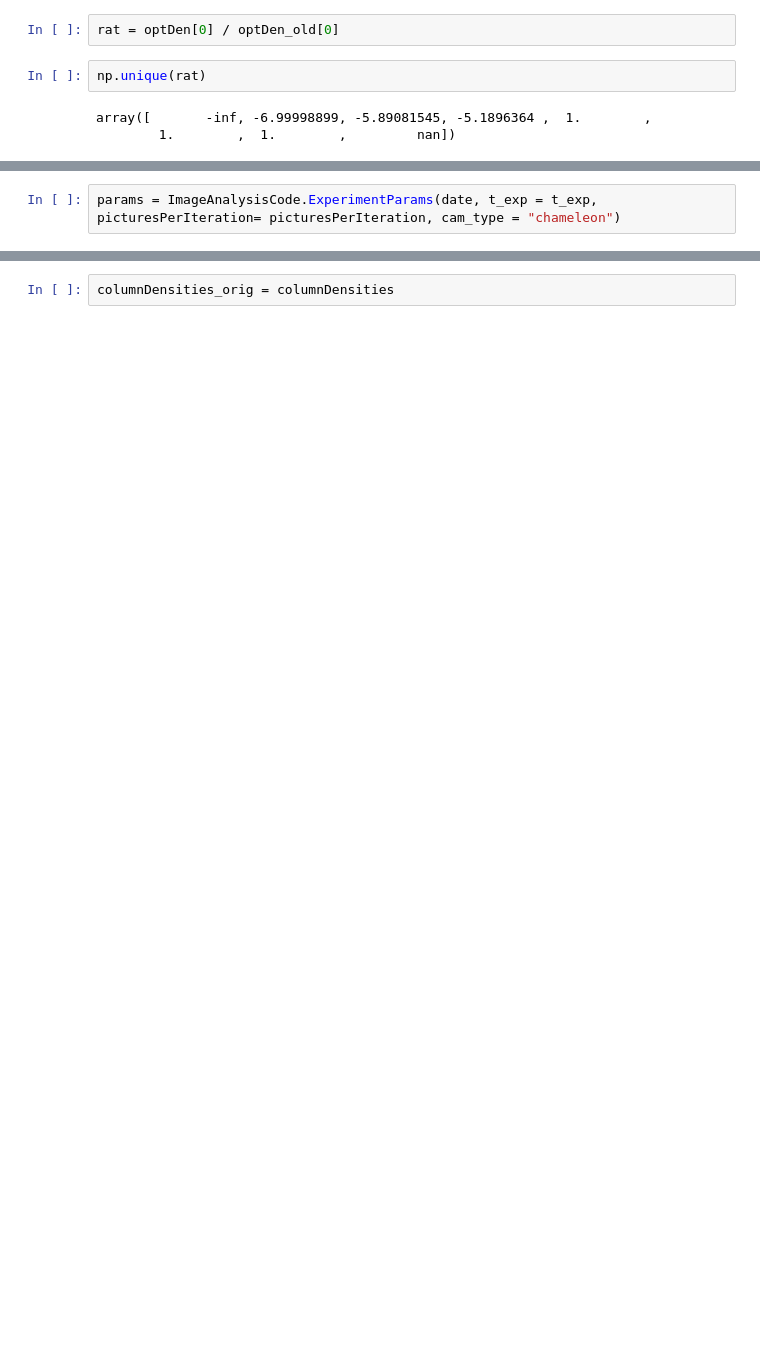
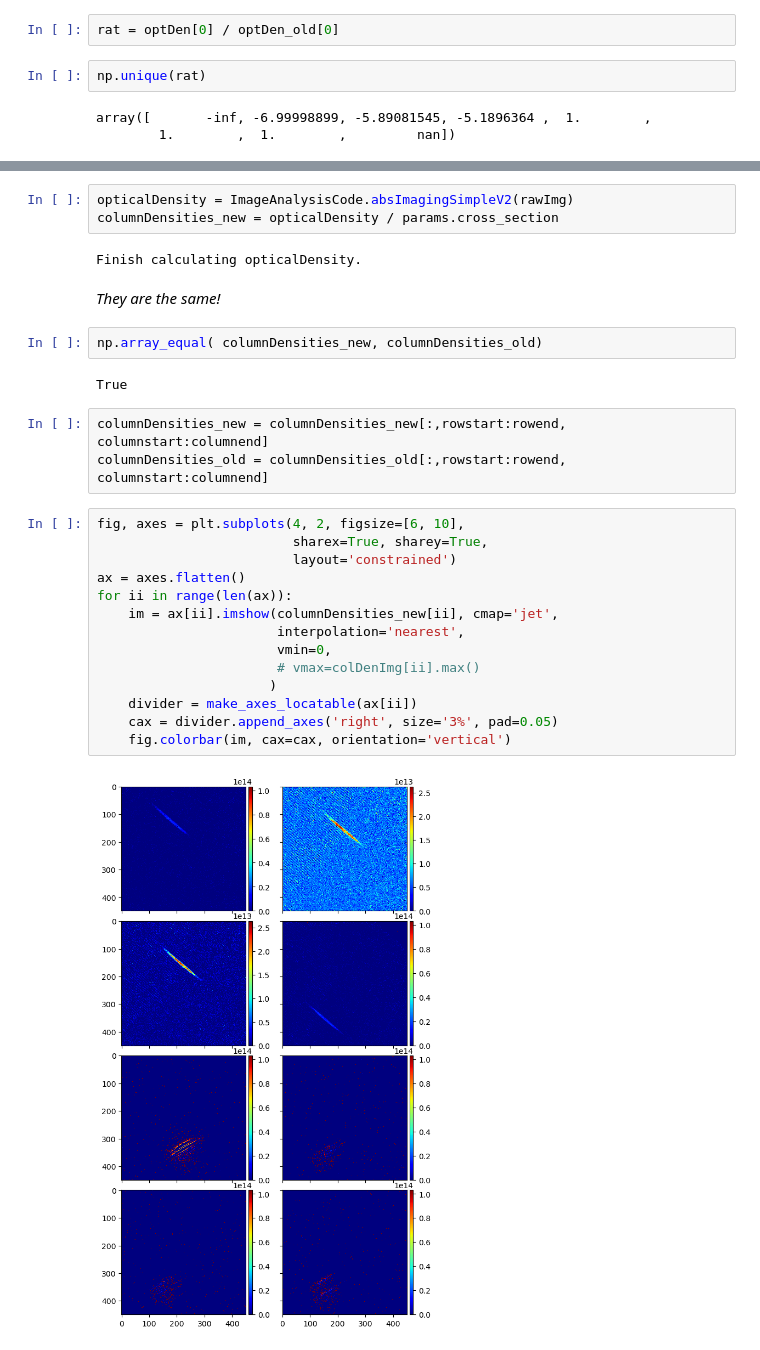
Before and after one commit to insommer/AnalysisCode, a Jupyter notebook: Coding Test/Adapt Chameleon Code.ipynb, the cells around one changed output, grey strips where cells are left out. Cells and saved outputs as stored; diff of their text form; blank space fills up the shorter version.

```diff
--- a/Coding Test/Adapt Chameleon Code.ipynb
+++ b/Coding Test/Adapt Chameleon Code.ipynb
@@ -271,2 +235,0 @@ plt.colorbar()
-# %%
-params = ImageAnalysisCode.ExperimentParams(date, t_exp = t_exp, picturesPerIteration= picturesPerIteration, cam_type = "chameleon")
@@ -282,2 +250,30 @@ Finish calculating opticalDensity.
-# %%
-columnDensities_orig = columnDensities
+# %%
+opticalDensity = ImageAnalysisCode.absImagingSimpleV2(rawImg)
+columnDensities_new = opticalDensity / params.cross_section
+# %% [output]
+Finish calculating opticalDensity.
+# %% [markdown]
+*They are the same!*
+# %%
+np.array_equal( columnDensities_new, columnDensities_old)
+# %% [output]
+True
+# %%
+columnDensities_new = columnDensities_new[:,rowstart:rowend, columnstart:columnend]
+columnDensities_old = columnDensities_old[:,rowstart:rowend, columnstart:columnend]
+# %%
+fig, axes = plt.subplots(4, 2, figsize=[6, 10],
+                         sharex=True, sharey=True,
+                         layout='constrained')
+ax = axes.flatten()
+for ii in range(len(ax)):
+    im = ax[ii].imshow(columnDensities_new[ii], cmap='jet',
+                       interpolation='nearest',
+                       vmin=0,
+                       # vmax=colDenImg[ii].max()
+                      )
+    divider = make_axes_locatable(ax[ii])
+    cax = divider.append_axes('right', size='3%', pad=0.05)
+    fig.colorbar(im, cax=cax, orientation='vertical')
+# %% [output]
+[figure, added]
```
Also changed, not shown: parts of 41 cells of this notebook, 4 other files.
